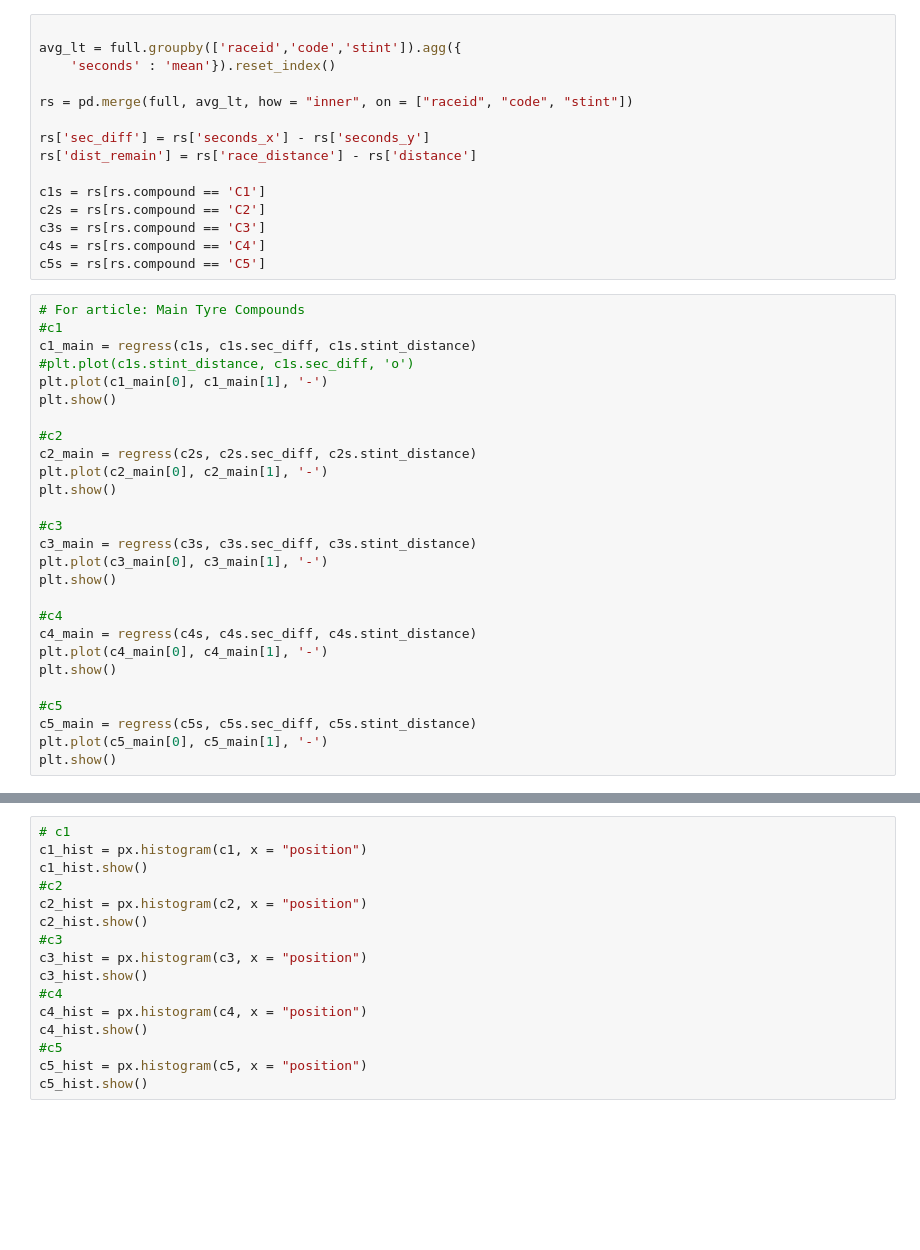
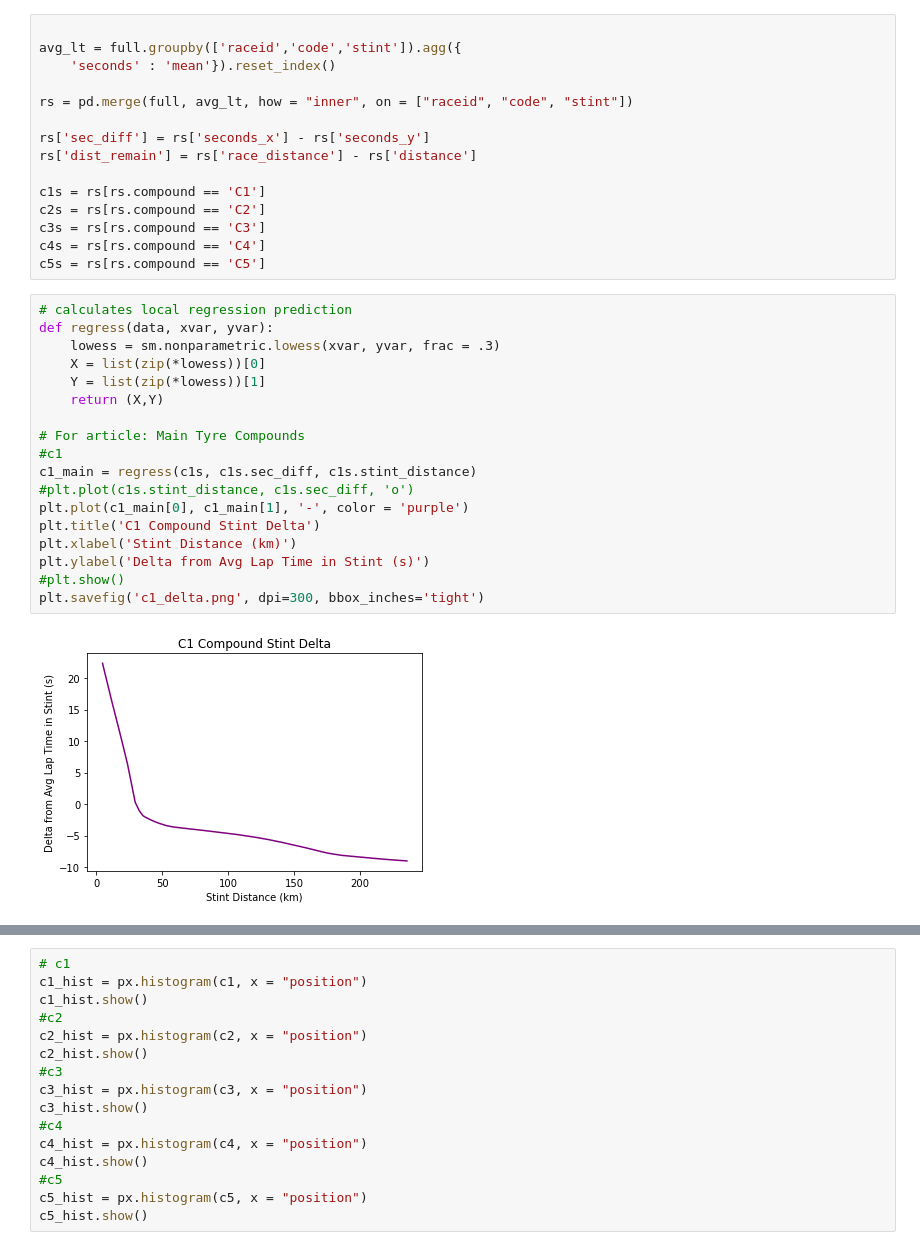
Before and after one commit to andrewdefante/andrew_repo, a Jupyter notebook: f1_game_theory/article.ipynb, the cells around one changed output, grey strips where cells are left out. Cells and saved outputs as stored; diff of their text form; blank space fills up the shorter version.

```diff
--- a/f1_game_theory/article.ipynb
+++ b/f1_game_theory/article.ipynb
@@ -205,30 +221,23 @@ c2s = rs[rs.compound == 'C2']
 c3s = rs[rs.compound == 'C3']
 c4s = rs[rs.compound == 'C4']
 c5s = rs[rs.compound == 'C5']
-# %%
-# For article: Main Tyre Compounds
-#c1
-c1_main = regress(c1s, c1s.sec_diff, c1s.stint_distance)
-#plt.plot(c1s.stint_distance, c1s.sec_diff, 'o')
-plt.plot(c1_main[0], c1_main[1], '-')
-plt.show()
-
-#c2
-c2_main = regress(c2s, c2s.sec_diff, c2s.stint_distance)
-plt.plot(c2_main[0], c2_main[1], '-')
-plt.show()
-
-#c3
-c3_main = regress(c3s, c3s.sec_diff, c3s.stint_distance)
-plt.plot(c3_main[0], c3_main[1], '-')
-plt.show()
-
-#c4
-c4_main = regress(c4s, c4s.sec_diff, c4s.stint_distance)
-plt.plot(c4_main[0], c4_main[1], '-')
-plt.show()
-
-#c5
-c5_main = regress(c5s, c5s.sec_diff, c5s.stint_distance)
-plt.plot(c5_main[0], c5_main[1], '-')
-plt.show()
+# %%
+# calculates local regression prediction
+def regress(data, xvar, yvar):
+    lowess = sm.nonparametric.lowess(xvar, yvar, frac = .3)
+    X = list(zip(*lowess))[0]
+    Y = list(zip(*lowess))[1]
+    return (X,Y)
+
+# For article: Main Tyre Compounds
+#c1
+c1_main = regress(c1s, c1s.sec_diff, c1s.stint_distance)
+#plt.plot(c1s.stint_distance, c1s.sec_diff, 'o')
+plt.plot(c1_main[0], c1_main[1], '-', color = 'purple')
+plt.title('C1 Compound Stint Delta')
+plt.xlabel('Stint Distance (km)')
+plt.ylabel('Delta from Avg Lap Time in Stint (s)')
+#plt.show()
+plt.savefig('c1_delta.png', dpi=300, bbox_inches='tight')
+# %% [output]
+[figure, added]
```
Also changed, not shown: parts of 15 cells of this notebook, 16 other files.
